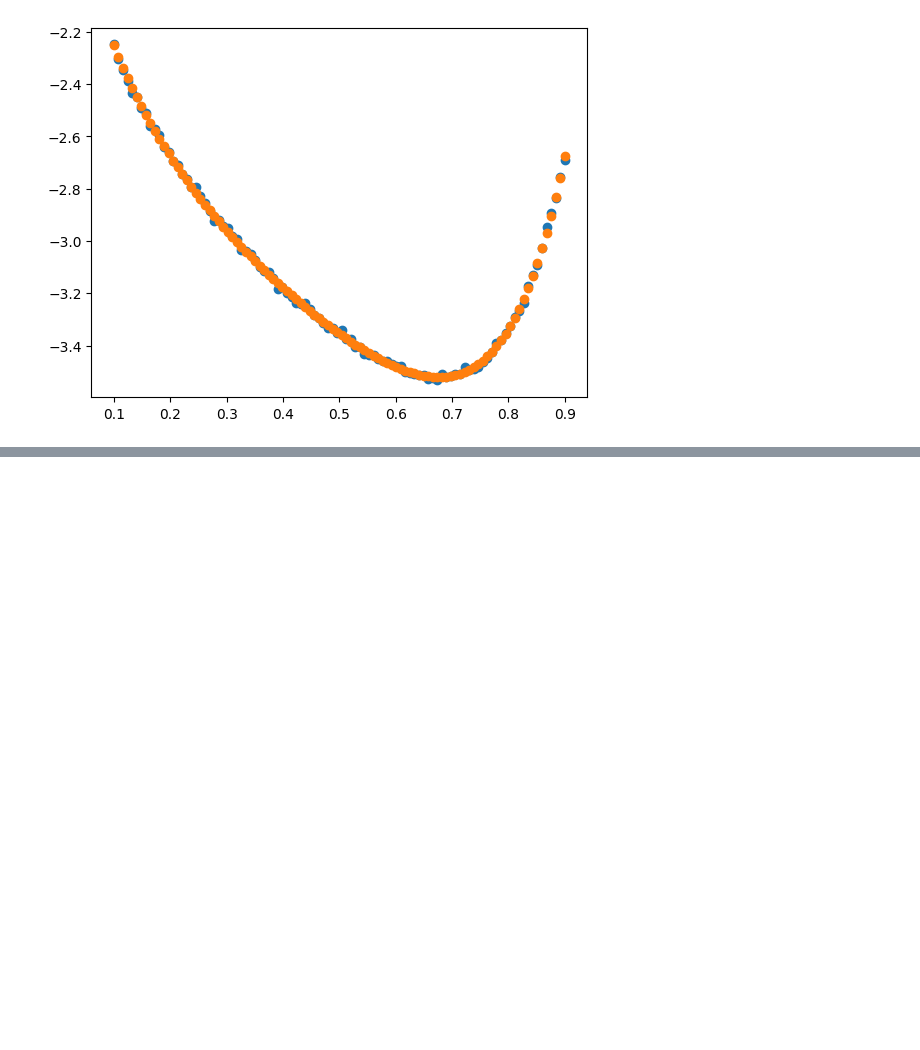
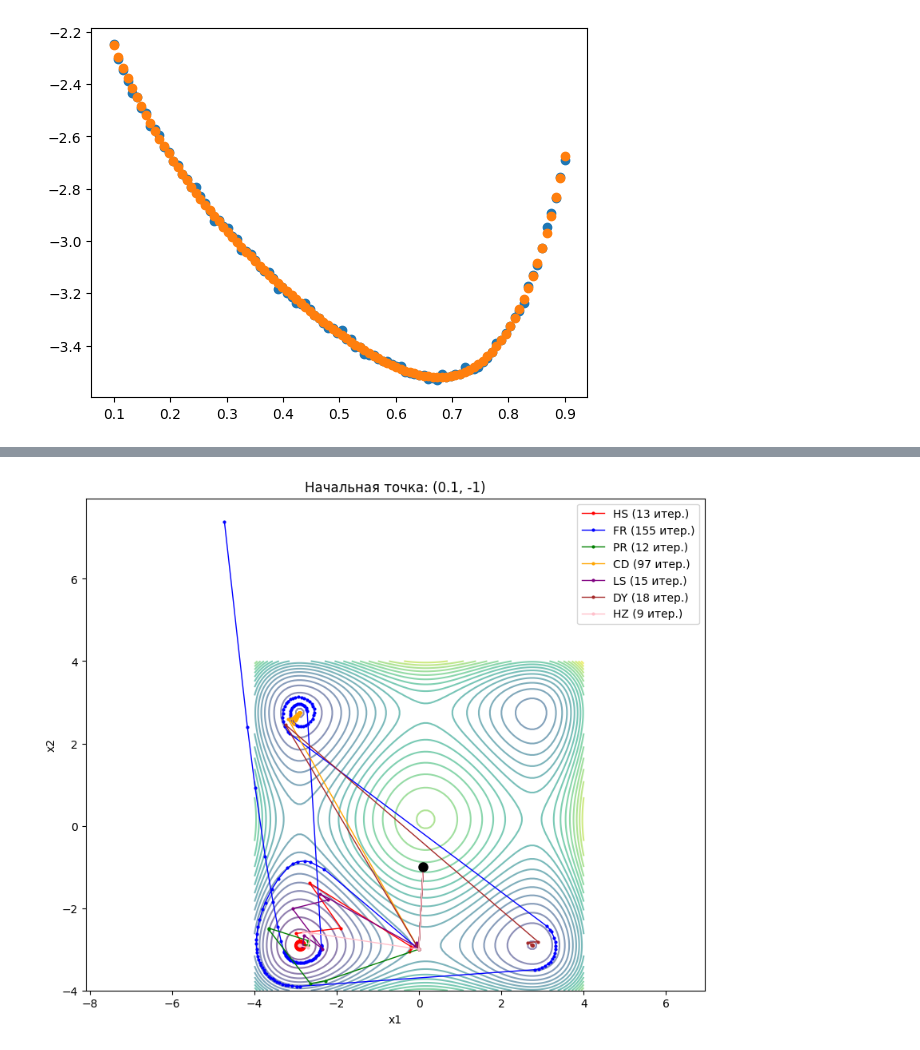
Before and after one commit to averageX56/vichmaty, a Jupyter notebook: dz6.ipynb, the cells around one changed output, grey strips where cells are left out. Cells and saved outputs as stored; diff of their text form; code cells hidden in the pictures; blank space fills up the shorter version.

```diff
--- a/dz6.ipynb
+++ b/dz6.ipynb
@@ -79,0 +238,99 @@ plt.scatter(x, model_func(x, w[0], w[1], w[2], w[3]))
+# %%
+import numpy as np
+from scipy.optimize import line_search
+import matplotlib.pyplot as plt
+
+def функция(x):
+    x0, x1 = x
+    return 0.5 * (x0**4 - 16*x0**2 + 5*x0 + x1**4 - 16*x1**2 + 5*x1)
+
+def градиент(x):
+    x0, x1 = x
+    return np.array([0.5*(4*x0**3 - 32*x0 + 5), 0.5*(4*x1**3 - 32*x1 + 5)])
+
+def сопряженные_градиенты(x0, метод='HS', макс_итераций=1000, точность=1e-6):
+    x = x0.copy()
+    r = -градиент(x)
+    S = r.copy()
+    k = 0
+    история = [x.copy()]
+
+    while np.linalg.norm(r) > точность and k < макс_итераций and np.linalg.norm(r) < 1e2:
+
+        альфа = line_search(функция, градиент, x, S)[0]
+
+        if альфа is None:
+            альфа = 0.001
+
+        x_новый = x + альфа * S
+        r_новый = -градиент(x_новый)
+
+        дельта_r = r_новый - r
+
+        if метод == 'HS':
+            бета = np.dot(r_новый, дельта_r) / np.dot(S, дельта_r)
+        elif метод == 'FR':
+            бета = np.dot(r_новый, r_новый) / np.dot(r, r)
+        elif метод == 'PR':
+            бета = np.dot(r_новый, дельта_r) / np.dot(r, r)
+        elif метод == 'CD':
+            бета = np.dot(r_новый, r_новый) / np.dot(-S, r)
+        elif метод == 'LS':
+            бета = np.dot(r_новый, дельта_r) / np.dot(-S, r)
+        elif метод == 'DY':
+            бета = np.dot(r_новый, r_новый) / np.dot(S, дельта_r)
+        elif метод == 'HZ':
+            знаменатель = np.dot(S, дельта_r)
+            if abs(знаменатель) < 1e-12:
+                бета = 0
+            else:
+                член1 = дельта_r - 2 * S * (np.linalg.norm(дельта_r)**2 / знаменатель)
+                бета = np.dot(член1, r_новый / знаменатель)
+
+        S = r_новый + бета * S
+        x = x_новый
+        r = r_новый
+        история.append(x.copy())
+        k += 1
+
+    return np.array(история), k
+
+
+методы = ['HS', 'FR', 'PR', 'CD', 'LS', 'DY', 'HZ']
+начальные_точки = [(0.1, -1), (0.1, -1.1), (0, -1)]
+цвета = ['red', 'blue', 'green', 'orange', 'purple', 'brown', 'pink']
+
+x = np.linspace(-4, 4, 100)
+y = np.linspace(-4, 4, 100)
+X, Y = np.meshgrid(x, y)
+Z = np.zeros_like(X)
+
+for i in range(X.shape[0]):
+    for j in range(X.shape[1]):
+        Z[i, j] = функция([X[i, j], Y[i, j]])
+
+for idx, точка in enumerate(начальные_точки):
+
+    plt.figure(figsize=(10, 8))
+    контур = plt.contour(X, Y, Z, levels=30, alpha=0.6)
+    plt.scatter([-2.9034], [-2.9034], s=100, c='r')
+
+    for i, метод in enumerate(методы):
+
+        x0 = np.array(точка)
+        история, итерации = сопряженные_градиенты(x0, метод=метод)
+        конечное_f = функция(история[-1])
+
+        plt.plot(история[:, 0], история[:, 1], 'o-', color=цвета[i],
+                    markersize=2, linewidth=1, label=f'{метод} ({итерации} итер.)')
+        plt.legend()
+
+    plt.plot(точка[0], точка[1], 'ko', markersize=8, label='Старт')
+
+    plt.xlabel('x1')
+    plt.ylabel('x2')
+    plt.title(f'Начальная точка: {точка}')
+    plt.axis('equal')
+    plt.show()
+# %% [output]
+[figure, added]
```
Also changed, not shown: parts of 7 cells of this notebook.
